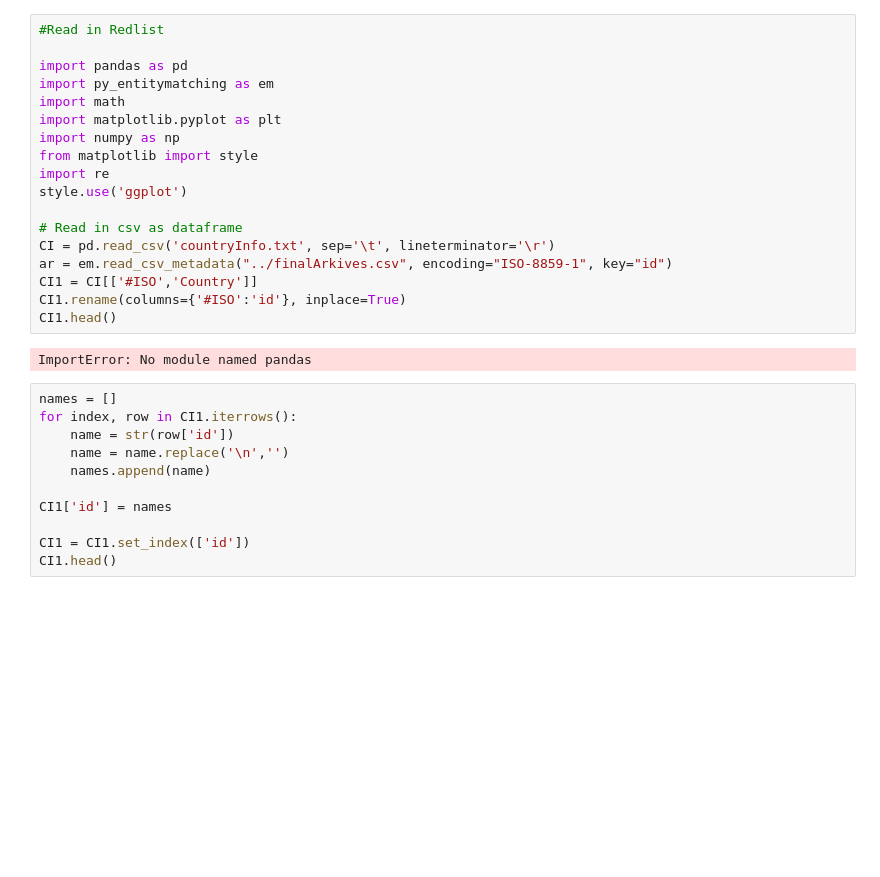
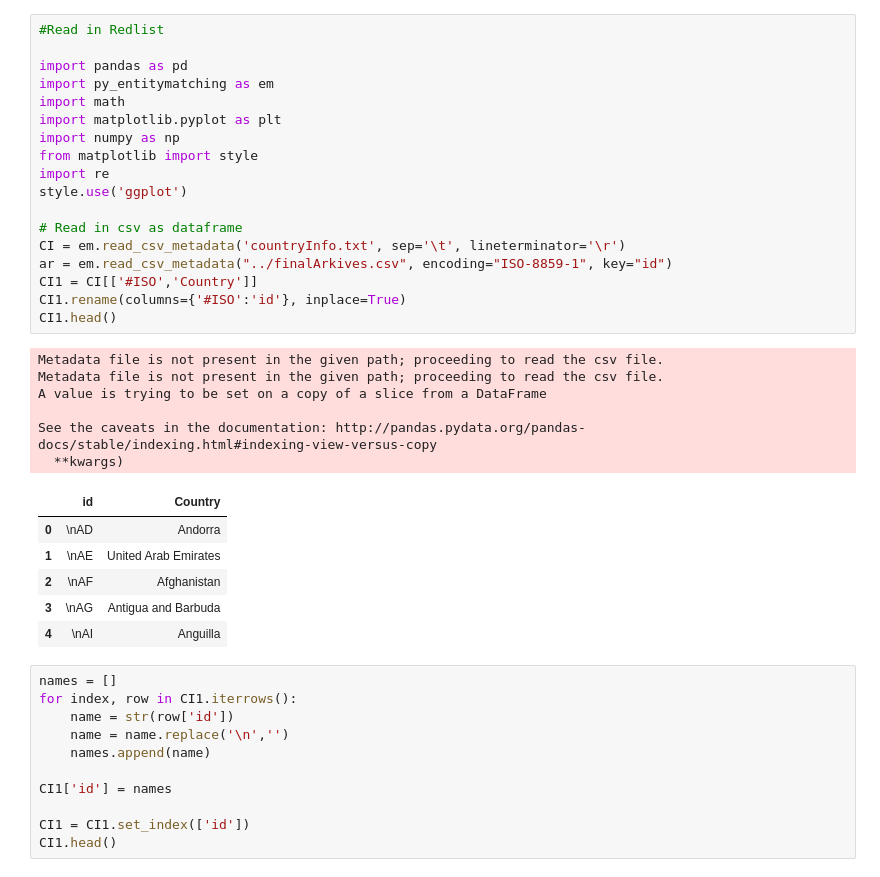
Before and after one commit to andrewedstrom/cs638project, a Jupyter notebook: arkive table analysis/getCountries.ipynb, the cells around one changed output. Cells and saved outputs as stored; diff of their text form; blank space fills up the shorter version.

```diff
--- a/arkive table analysis/getCountries.ipynb
+++ b/arkive table analysis/getCountries.ipynb
@@ -1,23 +1,34 @@
 # %%
 #Read in Redlist
 
 import pandas as pd
 import py_entitymatching as em
 import math
 import matplotlib.pyplot as plt
 import numpy as np
 from matplotlib import style
 import re
 style.use('ggplot')
 
 # Read in csv as dataframe
-CI = pd.read_csv('countryInfo.txt', sep='\t', lineterminator='\r')
+CI = em.read_csv_metadata('countryInfo.txt', sep='\t', lineterminator='\r')
 ar = em.read_csv_metadata("../finalArkives.csv", encoding="ISO-8859-1", key="id")
 CI1 = CI[['#ISO','Country']]
 CI1.rename(columns={'#ISO':'id'}, inplace=True)
 CI1.head()
 # %% [output]
-ImportError: No module named pandas
+Metadata file is not present in the given path; proceeding to read the csv file.
+Metadata file is not present in the given path; proceeding to read the csv file.
+A value is trying to be set on a copy of a slice from a DataFrame
+
+See the caveats in the documentation: http://pandas.pydata.org/pandas-docs/stable/indexing.html#indexing-view-versus-copy
+  **kwargs)
+|  | id | Country |
+| 0 | \nAD | Andorra |
+| 1 | \nAE | United Arab Emirates |
+| 2 | \nAF | Afghanistan |
+| 3 | \nAG | Antigua and Barbuda |
+| 4 | \nAI | Anguilla |
 # %%
 names = []
 for index, row in CI1.iterrows():
```
Also changed, not shown: 13 other files.
